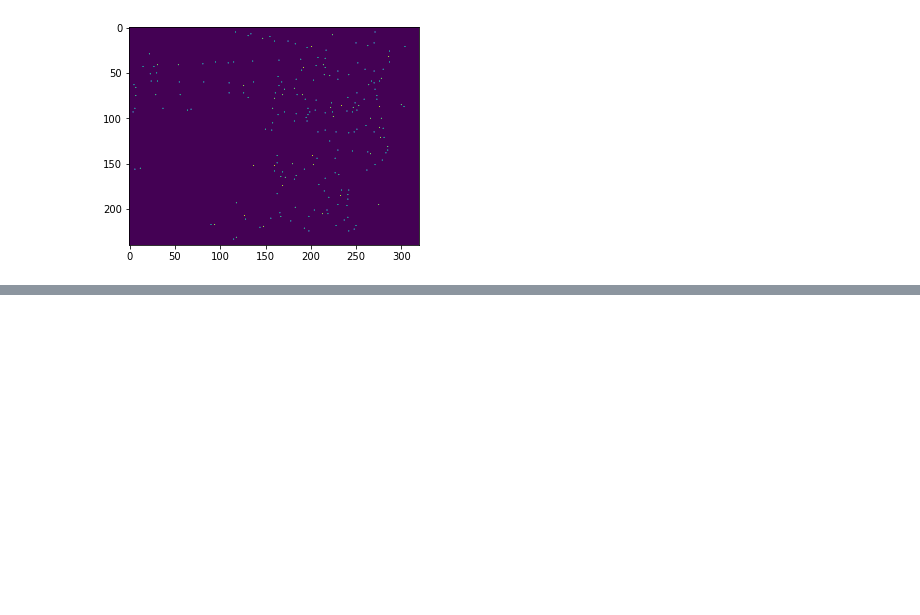
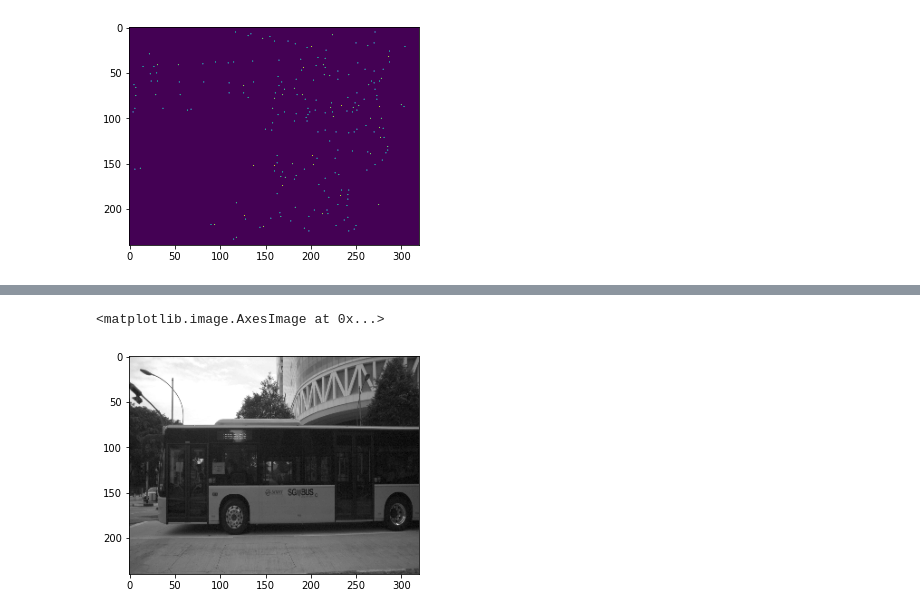
Before and after one commit to amit205/multi-task-learning, a Jupyter notebook: superpoint_MTL.ipynb, the cells around one changed output, grey strips where cells are left out. Drawn from its saved outputs; the diff is of its cells as text; code cells hidden in the pictures; blank space fills up the shorter version.

```diff
--- a/superpoint_MTL.ipynb
+++ b/superpoint_MTL.ipynb
@@ -749,0 +841,4 @@ result
+# %%
+import tensorflow as tf
+image = tf.data.Dataset.from_tensor_slices(train_files['train_images'])
+masks = tf.data.Dataset.from_tensor_slices(train_files['train_masks'])
@@ -749,0 +848,18 @@ result
+# %%
+name = tf.data.Dataset.from_tensor_slices(train_files['train_names'])
+image = image.map(_read_image)
+mask = masks.map(_read_mask)
+train_set = tf.data.Dataset.zip({'image': image, 'mask_image': mask,
+                                    'name': name})
+# %%
+model_config['batch_size'] = 5
+# %%
+train_set = train_set.repeat()
+train_set = train_set.batch(model_config['batch_size'])
+# %%
+import matplotlib.pyplot as plt
+x = iter(train_set).next()
+plt.imshow(x['image'][4], cmap = 'gray')
+# %% [output]
+<matplotlib.image.AxesImage at 0x...>
+[figure, added]
```
Also changed, not shown: parts of 49 cells of this notebook, 1 other file.
